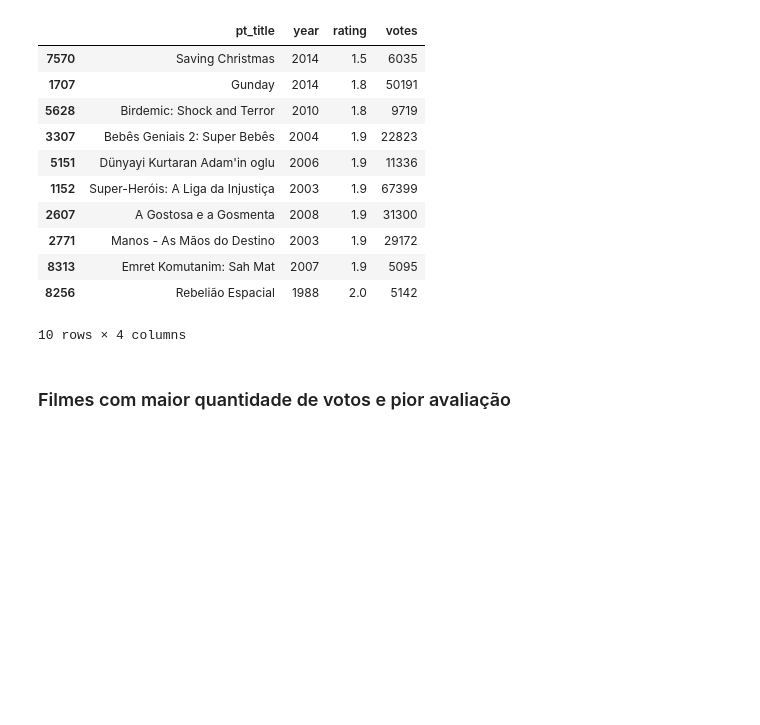
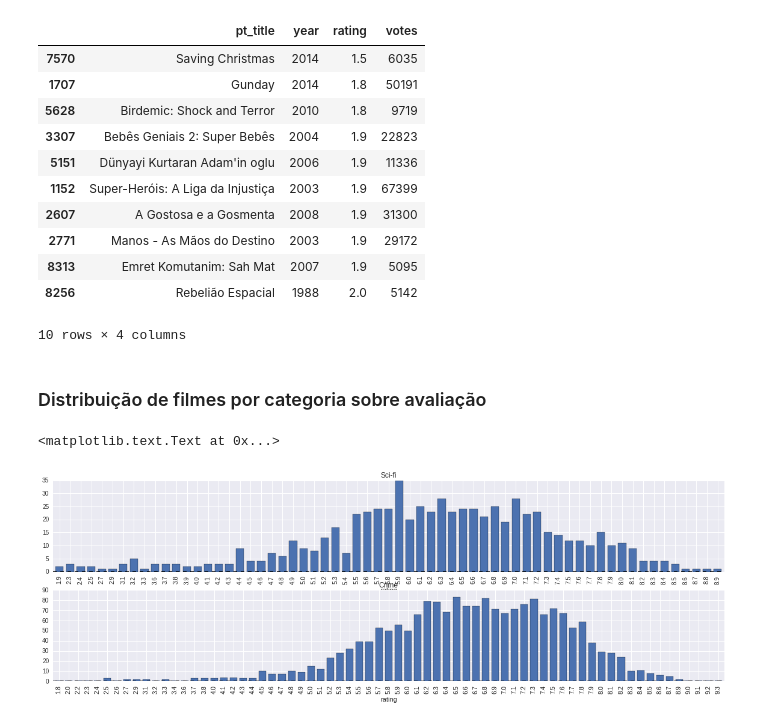
Before and after one commit to lucasmachadorj/movies_analysis, a Jupyter notebook: Graphic Analysis.ipynb, the cells around one changed output. Cells and saved outputs as stored; diff of their text form; code cells hidden in the pictures; blank space fills up the shorter version.

```diff
--- a/Graphic Analysis.ipynb
+++ b/Graphic Analysis.ipynb
@@ -261,5 +261,40 @@ pd_filmes[['pt_title', 'year', 'rating', 'votes']].sort(('rating'), ascending=Tr
 | 8313 | Emret Komutanim: Sah Mat | 2007 | 1.9 | 5095 |
 | 8256 | Rebelião Espacial | 1988 | 2.0 | 5142 |
 10 rows × 4 columns
-# %% [markdown]
-### Filmes com maior quantidade de votos e pior avaliação
+# %% [markdown]
+### Distribuição de filmes por categoria sobre avaliação
+# %%
+scifi = pd_filmes[pd_filmes.pt_title.isin(get_title_by_genre('Sci-Fi')) == True]
+crime = pd_filmes[pd_filmes.pt_title.isin(get_title_by_genre('Crime')) == True]
+romance = pd_filmes[pd_filmes.pt_title.isin(get_title_by_genre('Romance')) == True]
+animation = pd_filmes[pd_filmes.pt_title.isin(get_title_by_genre('Animation')) == True]
+music = pd_filmes[pd_filmes.pt_title.isin(get_title_by_genre('Music')) == True]
+comedy = pd_filmes[pd_filmes.pt_title.isin(get_title_by_genre('Comedy')) == True]
+war = pd_filmes[pd_filmes.pt_title.isin(get_title_by_genre('War')) == True]
+horror = pd_filmes[pd_filmes.pt_title.isin(get_title_by_genre('Horror')) == True]
+adult = pd_filmes[pd_filmes.pt_title.isin(get_title_by_genre('Adult')) == True]
+news = pd_filmes[pd_filmes.pt_title.isin(get_title_by_genre('News')) == True]
+thriller = pd_filmes[pd_filmes.pt_title.isin(get_title_by_genre('Thriller')) == True]
+western = pd_filmes[pd_filmes.pt_title.isin(get_title_by_genre('Western')) == True]
+mystery = pd_filmes[pd_filmes.pt_title.isin(get_title_by_genre('Mystery')) == True]
+drama = pd_filmes[pd_filmes.pt_title.isin(get_title_by_genre('Drama')) == True]
+action = pd_filmes[pd_filmes.pt_title.isin(get_title_by_genre('Action')) == True]
+musical = pd_filmes[pd_filmes.pt_title.isin(get_title_by_genre('Musical')) == True]
+history = pd_filmes[pd_filmes.pt_title.isin(get_title_by_genre('History')) == True]
+family = pd_filmes[pd_filmes.pt_title.isin(get_title_by_genre('Family')) == True]
+adventure = pd_filmes[pd_filmes.pt_title.isin(get_title_by_genre('Adventure')) == True]
+fantasy = pd_filmes[pd_filmes.pt_title.isin(get_title_by_genre('Fantasy')) == True]
+sport = pd_filmes[pd_filmes.pt_title.isin(get_title_by_genre('Sport')) == True]
+biography = pd_filmes[pd_filmes.pt_title.isin(get_title_by_genre('Biography')) == True]
+# %%
+fig, axes = plt.subplots(nrows = 2, ncols = 1, figsize = (20,6))
+
+
+scifi.groupby('rating').count().plot(kind = 'bar', ax = axes[0],  y = 'pt_title')
+crime.groupby('rating').count().plot(kind = 'bar', ax = axes[1], y = 'pt_title')
+
+axes[0].set_title('Sci-fi')
+axes[1].set_title('Crime')
+# %% [output]
+<matplotlib.text.Text at 0x...>
+[figure, added]
```
Also changed, not shown: parts of 38 cells of this notebook, 1 other file.
